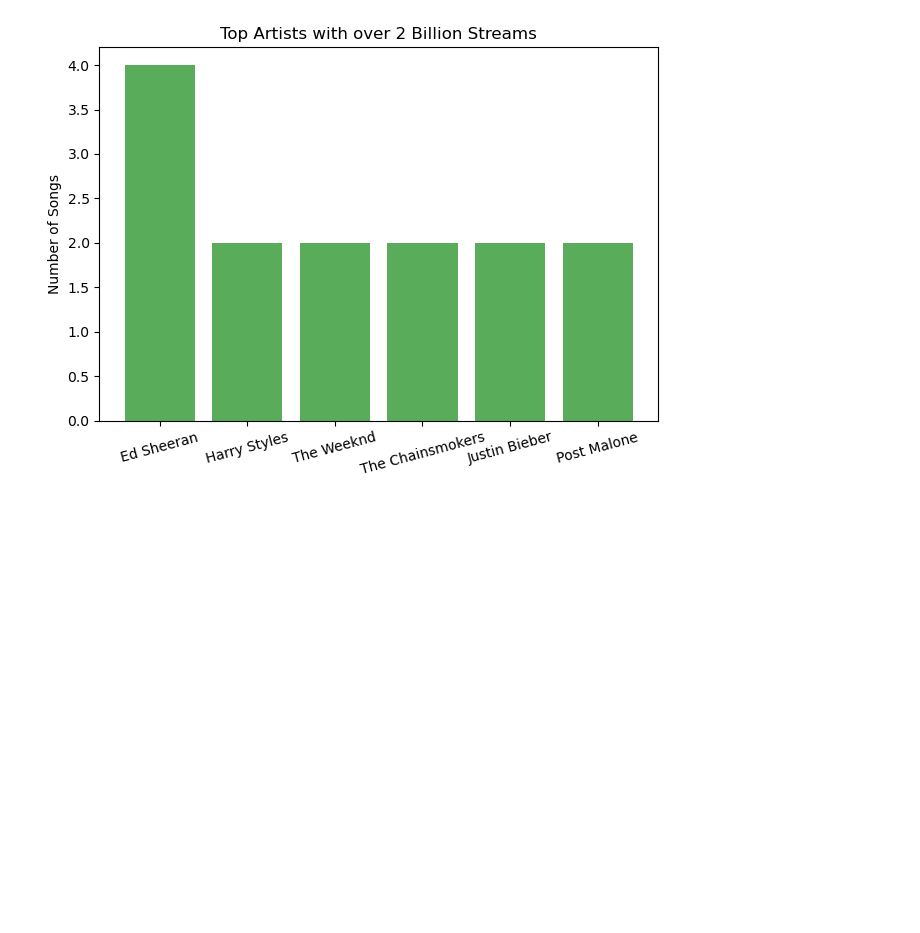
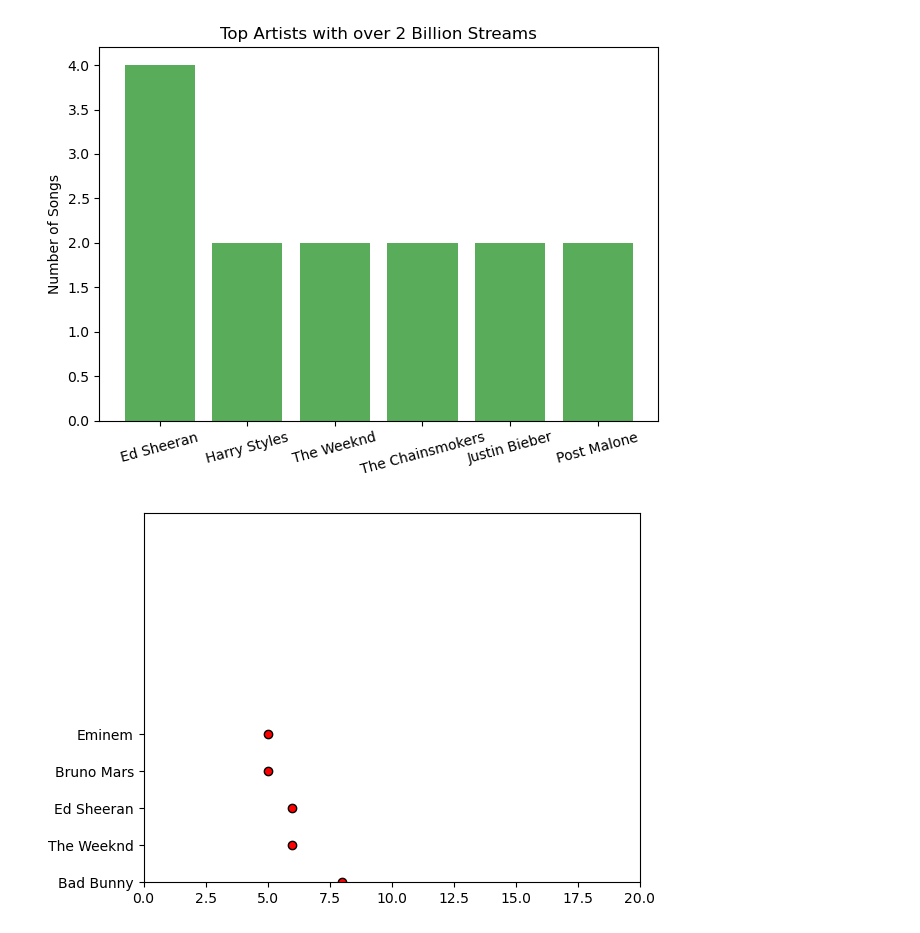
Before and after one commit to d6kramer/project-1-group-08, a Jupyter notebook: starter_notebook.ipynb, the cells around one changed output. Drawn from its saved outputs; the diff is of its cells as text; code cells hidden in the pictures; blank space fills up the shorter version.

Commit message:
scatters fixed, working new bars

```diff
--- a/starter_notebook.ipynb
+++ b/starter_notebook.ipynb
@@ -454,3 +454,12 @@ plt.tight_layout()
 plt.show()
 # %% [output]
 [figure]
+# %%
+# trial scatterplot this makes no sense to use
+plt.scatter(onebill_topfive_df["count"], onebill_topfive_df["Artist"], marker="o",
+            facecolors="red", edgecolors="black")
+plt.ylim(0,10)
+plt.xlim(0,20)
+plt.show()
+# %% [output]
+[figure, added]
```
Also changed, not shown: parts of 15 cells of this notebook.
